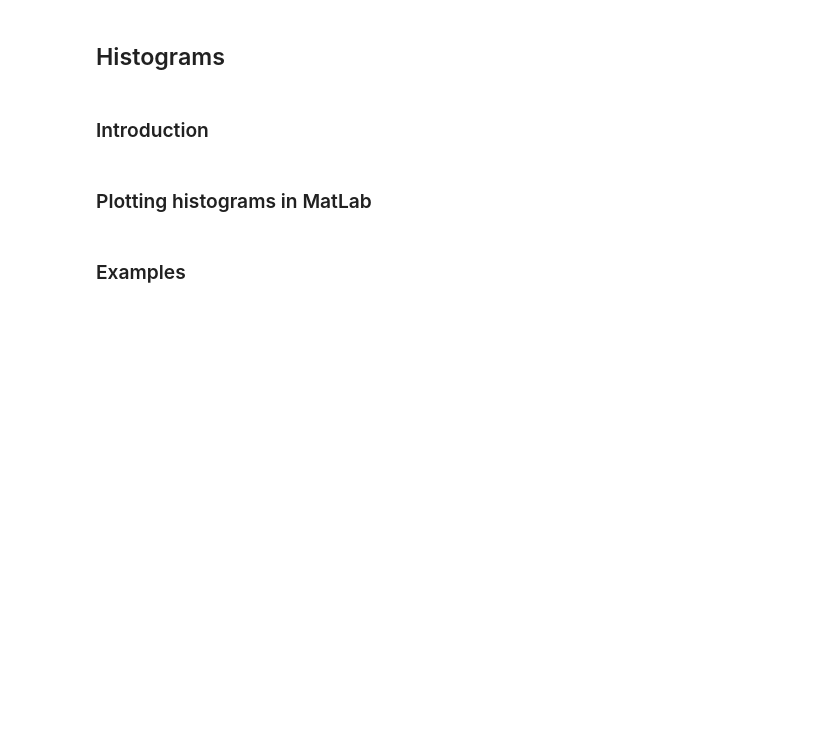
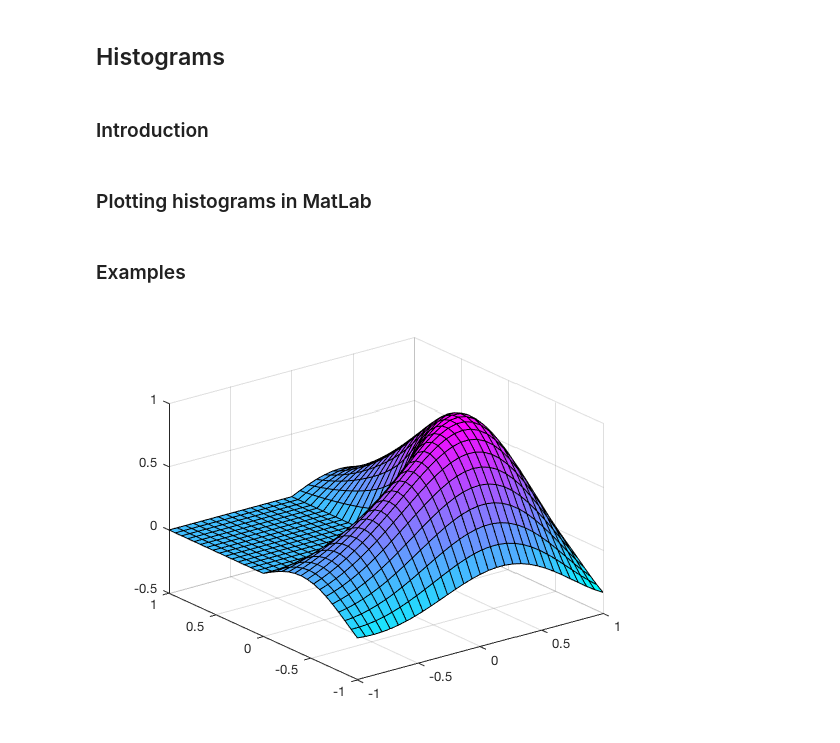
Before and after one commit to tek288a1/su18math3607, a Jupyter notebook: lab03.graphics.ipynb, the cells around one changed output. Cells and saved outputs as stored; diff of their text form; code cells hidden in the pictures; blank space fills up the shorter version.

```diff
--- a/lab03.graphics.ipynb
+++ b/lab03.graphics.ipynb
@@ -30,3 +30,8 @@ From Au17: see ``lec07.pdf``, ``lec08.pdf``, ``lec09.pdf``
 ### Plotting histograms in MatLab
 # %% [markdown]
 ### Examples
+# %%
+%plot inline
+membrane
+# %% [output]
+[figure, added]
```
